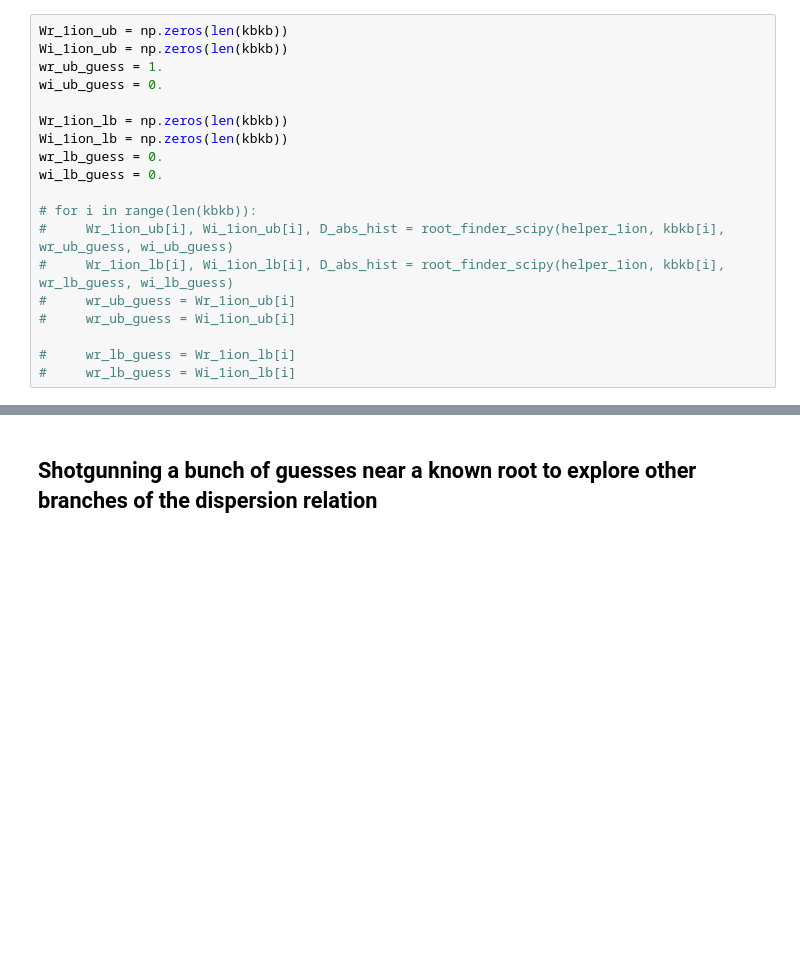
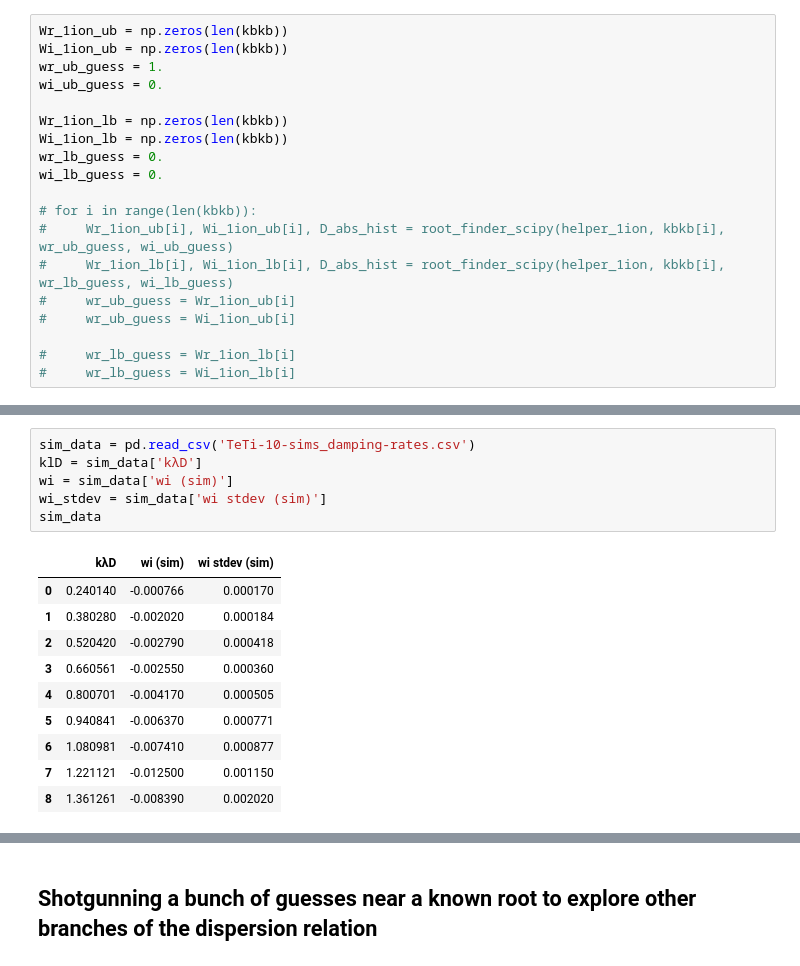
Before and after one commit to mattketk/brillouin-multispecies, a Jupyter notebook: DispersionSolver.ipynb, the cells around one changed output, grey strips where cells are left out. Cells and saved outputs as stored; diff of their text form; blank space fills up the shorter version.

```diff
--- a/DispersionSolver.ipynb
+++ b/DispersionSolver.ipynb
@@ -131,3 +190,20 @@ for i in range(len(kbkb)-1, 0, -1):
+# %%
+sim_data = pd.read_csv('TeTi-10-sims_damping-rates.csv')
+klD = sim_data['kλD']
+wi = sim_data['wi (sim)']
+wi_stdev = sim_data['wi stdev (sim)']
+sim_data
+# %% [output]
+|  | kλD | wi (sim) | wi stdev (sim) |
+| 0 | 0.240140 | -0.000766 | 0.000170 |
+| 1 | 0.380280 | -0.002020 | 0.000184 |
+| 2 | 0.520420 | -0.002790 | 0.000418 |
+| 3 | 0.660561 | -0.002550 | 0.000360 |
+| 4 | 0.800701 | -0.004170 | 0.000505 |
+| 5 | 0.940841 | -0.006370 | 0.000771 |
+| 6 | 1.080981 | -0.007410 | 0.000877 |
+| 7 | 1.221121 | -0.012500 | 0.001150 |
+| 8 | 1.361261 | -0.008390 | 0.002020 |
 # %%
 fig, (ax_r, ax_i) = plt.subplots(1, 2, figsize=(8,4))
 ax_r.plot(kbkb, np.real(w_2ion_ub), label='Langmuir modes')
```
Also changed, not shown: parts of 11 cells of this notebook.
